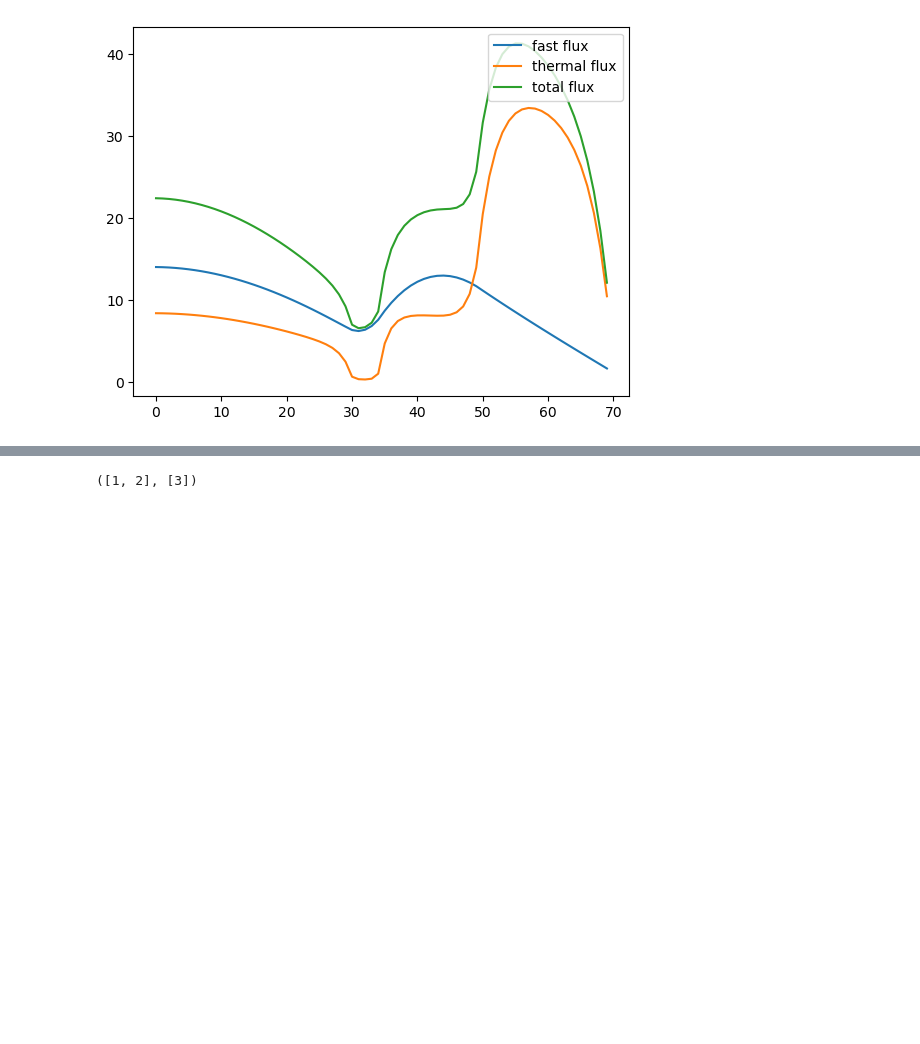
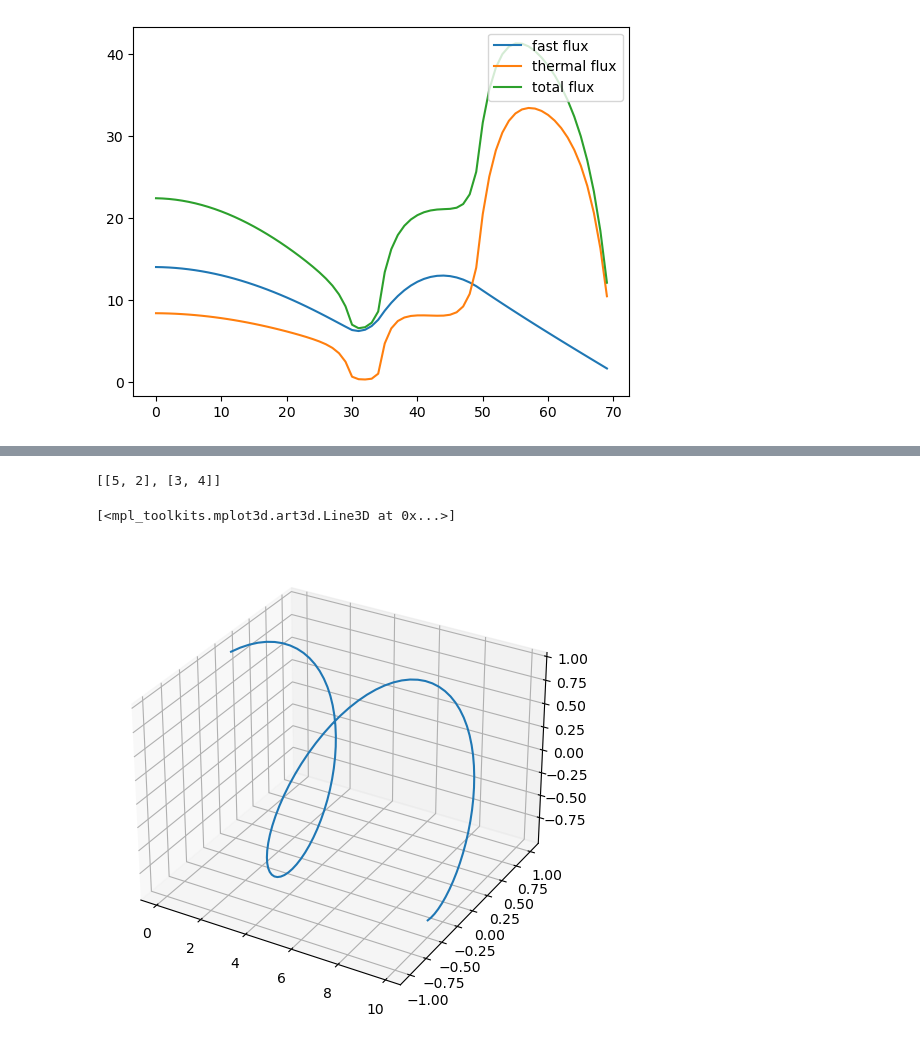
Before and after one commit to jeongminKangKang/term_project, a Jupyter notebook: 로이론 term project.ipynb, the cells around one changed output, grey strips where cells are left out. Drawn from its saved outputs; the diff is of its cells as text; code cells hidden in the pictures; blank space fills up the shorter version.

```diff
--- a/로이론 term project.ipynb
+++ b/로이론 term project.ipynb
@@ -256,6 +508,21 @@ Break condition achieved before total iteration
 # %%
-a=[1,2],[3]
-
+a=[[1,2],[3,4]]
+a[0][0]=5
 print(a)
 # %% [output]
-([1, 2], [3])
+[[5, 2], [3, 4]]
+# %%
+from matplotlib import pyplot as plt
+from mpl_toolkits.mplot3d import Axes3D
+fig = plt.figure(figsize=(9, 6))
+ax = fig.add_subplot(111, projection='3d')
+
+import numpy as np
+
+x = np.arange(0, 10, 0.1)
+y = np.sin(x)
+z = np.cos(x)
+ax.plot(x, y, z)
+# %% [output]
+[<mpl_toolkits.mplot3d.art3d.Line3D at 0x...>]
+[figure, added]
```
Also changed, not shown: parts of 3 cells of this notebook.
